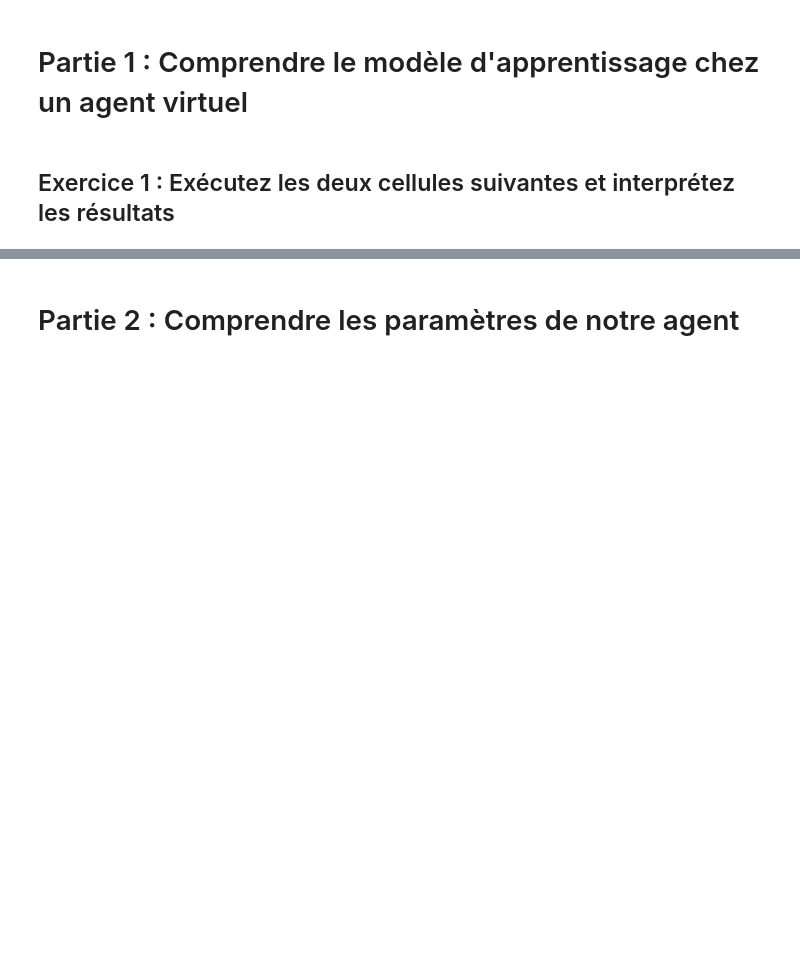
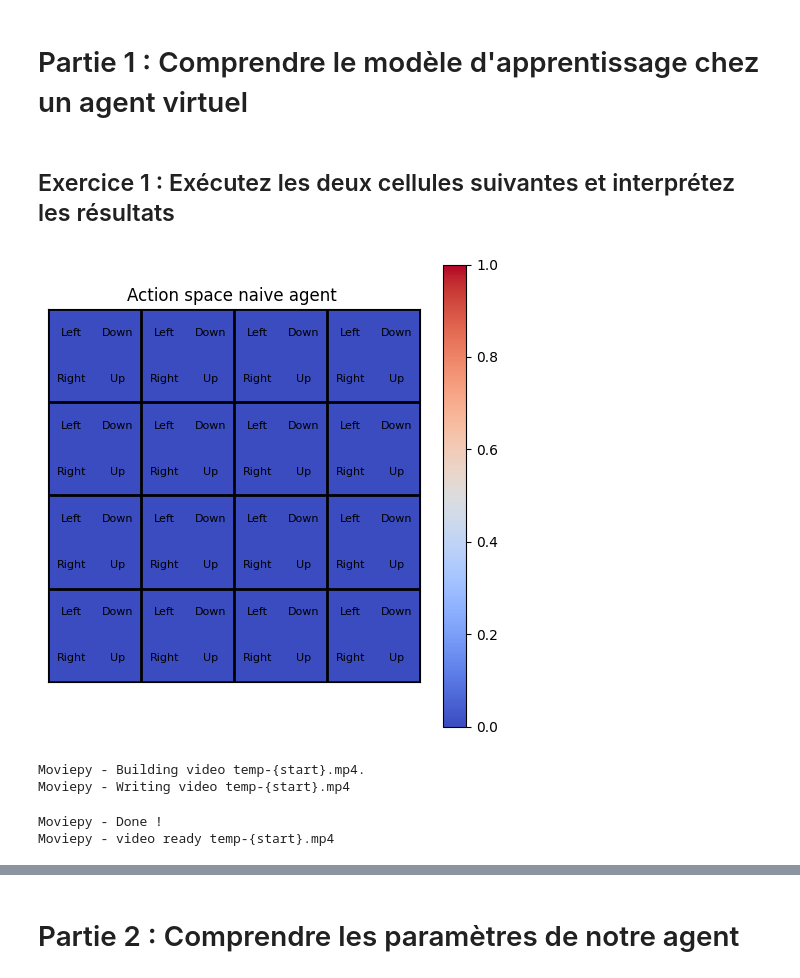
Before and after one commit to dorian-goueytes/L2-P-M2_motor_variability, a Jupyter notebook: TD_apprentissage_par_renforcement_1.ipynb, the cells around one changed output, grey strips where cells are left out. Saved outputs shown, nothing was run; the diff lists cells and outputs as text; code cells hidden in the pictures; blank space fills up the shorter version.

Commit message:
Added visualization of a naive agent

```diff
--- a/TD_apprentissage_par_renforcement_1.ipynb
+++ b/TD_apprentissage_par_renforcement_1.ipynb
@@ -213,3 +231,29 @@ def test(build_env, Qmat, test_steps=1000):
 # Partie 1 :  Comprendre le modèle d'apprentissage chez un agent virtuel
 # %% [markdown]
 ## Exercice 1 :  Exécutez les deux cellules suivantes et interprétez les résultats
+# %%
+# @title Visualiser un agent naïf
+
+env = gym.make('FrozenLake-v1', desc=None, map_name="4x4", is_slippery=False, render_mode = "rgb_array")
+env = rl.RenderFrame(env, "./output")
+obs, info = env.reset()
+n_episodes = 1
+
+map = np.zeros((env.observation_space.n, env.action_space.n))
+plot_subdivided_heatmap(map, title = "Action space naive agent ")
+
+
+for i in range(n_episodes):
+  terminated = False
+  truncated = False
+  obs, info = env.reset()
+  while not terminated and not truncated:
+      action = argmax([map[obs, i] for i in range(env.action_space.n)])
+      obs, reward, terminated, truncated, info = env.step(action)
+env.play()
+# %% [output]
+[figure, added]
+Moviepy - Building video temp-{start}.mp4.
+Moviepy - Writing video temp-{start}.mp4
+Moviepy - Done !
+Moviepy - video ready temp-{start}.mp4
```
Also changed, not shown: parts of 4 cells of this notebook.
